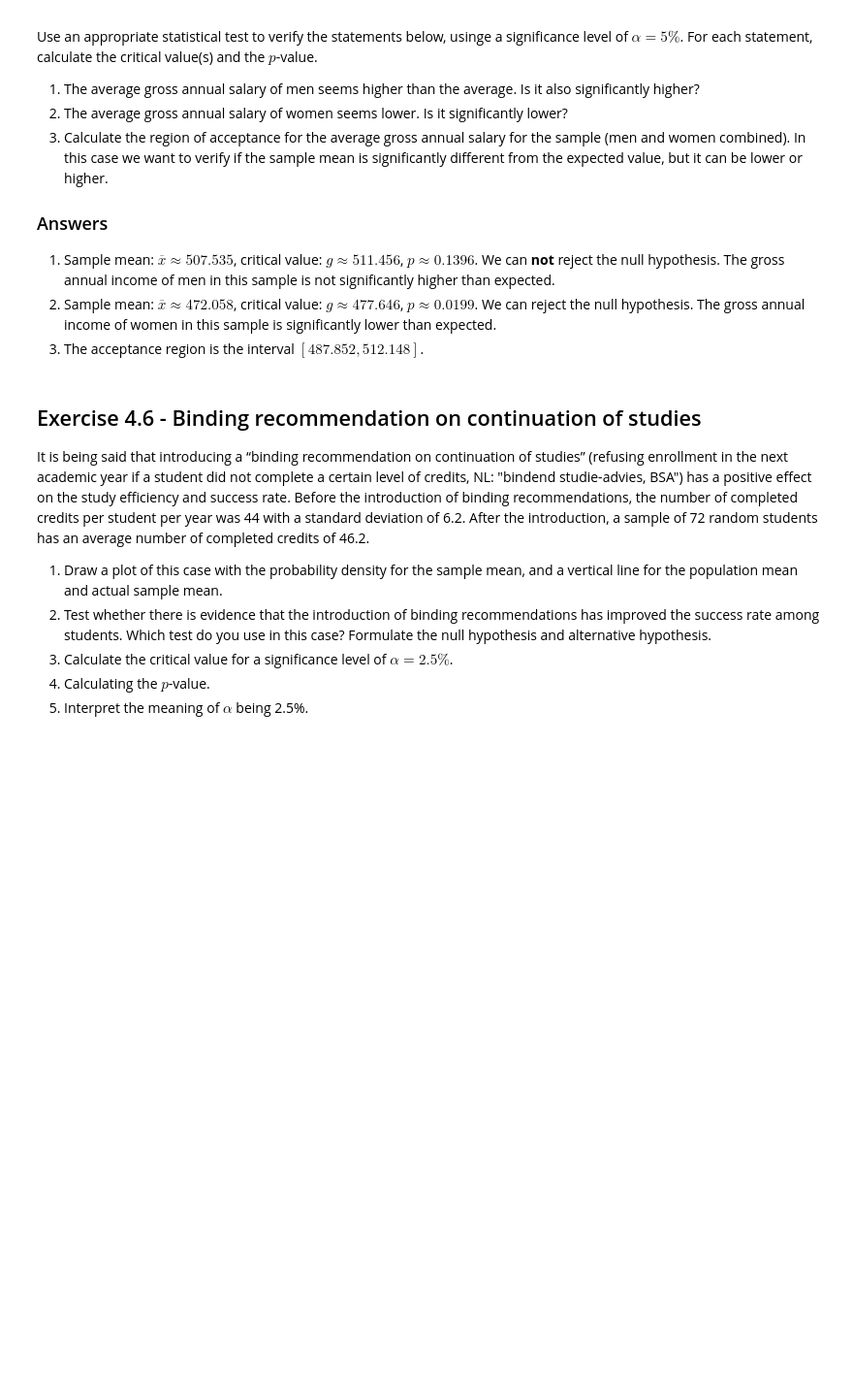
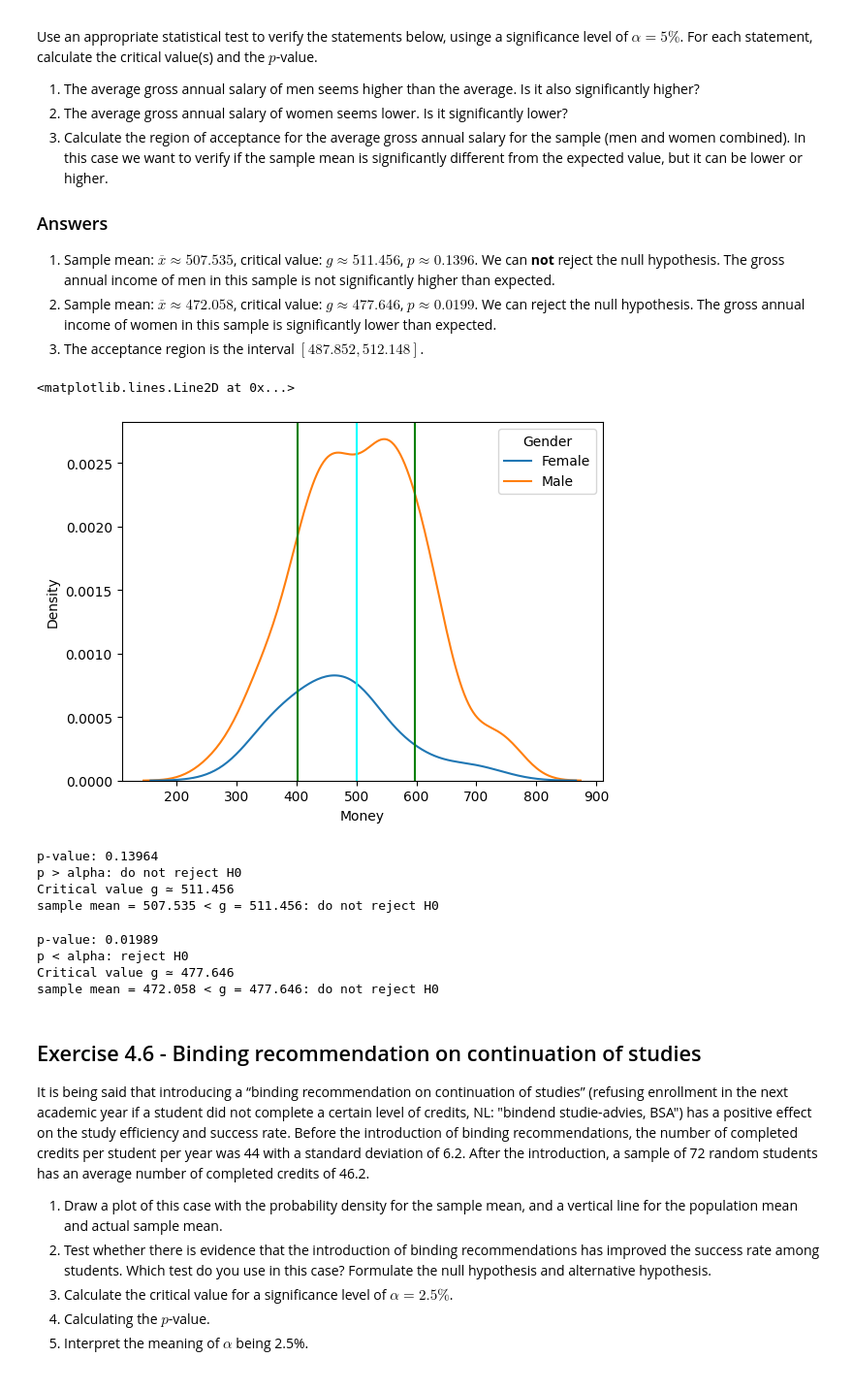
Before and after one commit to nealjoos/dsai-labs, a Jupyter notebook: 3-central-limit-testing/lab-3.04-hypothesis-testing.ipynb, the cells around one changed output. Shown at 97% size. Drawn from its saved outputs; the diff is of its cells as text; code cells hidden in the pictures; blank space fills up the shorter version.

```diff
--- a/3-central-limit-testing/lab-3.04-hypothesis-testing.ipynb
+++ b/3-central-limit-testing/lab-3.04-hypothesis-testing.ipynb
@@ -165,6 +187,79 @@ Use an appropriate statistical test to verify the statements below, usinge a sig
 1. Sample mean: $\overline{x} \approx 507.535$, critical value: $g \approx 511.456$, $p \approx 0.1396$. We can **not** reject the null hypothesis. The gross annual income of men in this sample is not significantly higher than expected.
 2. Sample mean: $\overline{x} \approx 472.058$, critical value: $g \approx 477.646$, $p \approx 0.0199$. We can reject the null hypothesis. The gross annual income of women in this sample is significantly lower than expected.
 3. The acceptance region is the interval $[487.852, 512.148]$.
+# %%
+df = pd.read_csv(
+    "https://raw.githubusercontent.com/HoGentTIN/dsai-en-labs/main/data/rlanders.csv"
+).set_index(["ID"])
+
+mu = 500
+sigma = 98
+mu_sample = df["Money"].mean()
+n = df["Money"].count()
+alpha = 0.05
+
+# kernel density plot
+graph = sns.kdeplot(x=df["Money"], hue=df["Gender"])
+graph.axvline(mu, color="cyan")
+graph.axvline(mu - sigma, color="green")
+graph.axvline(mu + sigma, color="green")
+# %% [output]
+<matplotlib.lines.Line2D at 0x...>
+[figure, added]
+# %%
+# 1
+df_male = df[df.Gender == "Male"]
+mu_sample = df_male["Money"].mean()
+n = df_male["Money"].count()
+
+# using p value
+p = stats.norm.sf(mu_sample, loc=mu, scale=sigma / np.sqrt(n))
+# H0: man salary is significantly higher than average
+print("p-value: %.5f" % p)
+if p < alpha:
+    print("p < alpha: reject H0")
+else:
+    print("p > alpha: do not reject H0")
+
+# using g value
+g = stats.norm.isf(alpha, loc=mu, scale=sigma / np.sqrt(n))
+print("Critical value g ≃ %.3f" % g)
+if m_sample < g:
+    print("sample mean = %.3f < g = %.3f: do not reject H0" % (mu_sample, g))
+else:
+    print("sample mean = %.3f > g = %.3f: reject H0" % (mu_sample, g))
+# %% [output]
+p-value: 0.13964
+p > alpha: do not reject H0
+Critical value g ≃ 511.456
+sample mean = 507.535 < g = 511.456: do not reject H0
+# %%
+# 2
+df_female = df[df.Gender == "Female"]
+mu_sample = df_female["Money"].mean()
+n = df_female["Money"].count()
+
+# using p value
+p = 1 - stats.norm.sf(mu_sample, loc=mu, scale=sigma / np.sqrt(n))
+# H0: female salary is significantly lower than average
+print("p-value: %.5f" % p)
+if p < alpha:
+    print("p < alpha: reject H0")
+else:
+    print("p > alpha: do not reject H0")
+
+# using g value
+g = stats.norm.isf(1 - alpha, loc=mu, scale=sigma / np.sqrt(n))
+print("Critical value g ≃ %.3f" % g)
+if m_sample < g:
+    print("sample mean = %.3f < g = %.3f: do not reject H0" % (mu_sample, g))
+else:
+    print("sample mean = %.3f > g = %.3f: reject H0" % (mu_sample, g))
+# %% [output]
+p-value: 0.01989
+p < alpha: reject H0
+Critical value g ≃ 477.646
+sample mean = 472.058 < g = 477.646: do not reject H0
 # %% [markdown]
 ## Exercise 4.6 - Binding recommendation on continuation of studies
 
```
Also changed, not shown: parts of 4 cells of this notebook, 12 other files.
